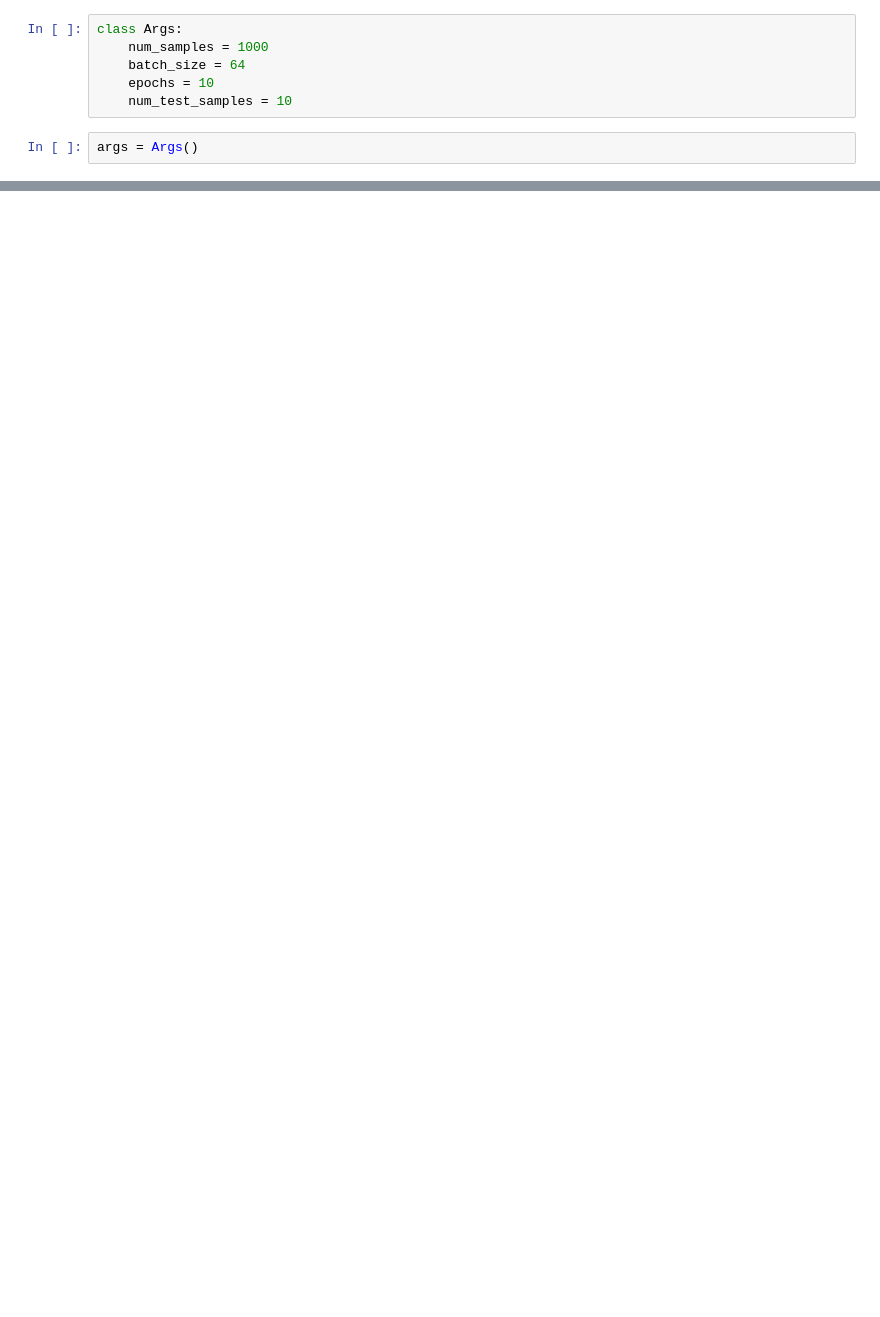
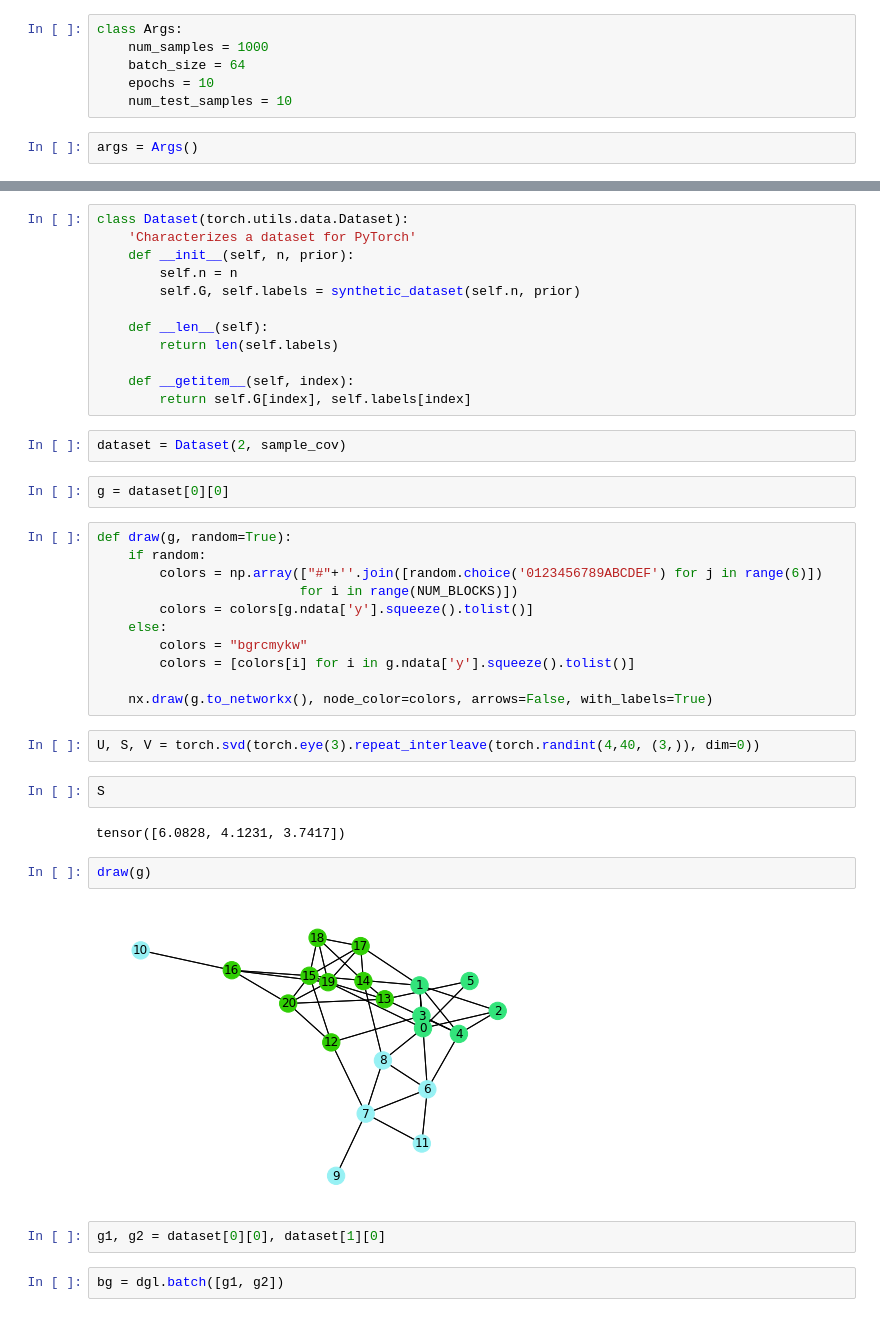
Before and after one commit to victorialena/uniformConvergence, a Jupyter notebook: sandbox.ipynb, the cells around one changed output, grey strips where cells are left out. Saved outputs shown, nothing was run; the diff lists cells and outputs as text; blank space fills up the shorter version.

```diff
--- a/sandbox.ipynb
+++ b/sandbox.ipynb
@@ -33,0 +77,41 @@ loss_fn = nn.MSELoss()
+# %%
+class Dataset(torch.utils.data.Dataset):
+    'Characterizes a dataset for PyTorch'
+    def __init__(self, n, prior):
+        self.n = n
+        self.G, self.labels = synthetic_dataset(self.n, prior)
+
+    def __len__(self):
+        return len(self.labels)
+
+    def __getitem__(self, index):
+        return self.G[index], self.labels[index]
+# %%
+dataset = Dataset(2, sample_cov)
+# %%
+g = dataset[0][0]
+# %%
+def draw(g, random=True):
+    if random:
+        colors = np.array(["#"+''.join([random.choice('0123456789ABCDEF') for j in range(6)])
+                          for i in range(NUM_BLOCKS)])
+        colors = colors[g.ndata['y'].squeeze().tolist()]
+    else:
+        colors = "bgrcmykw"
+        colors = [colors[i] for i in g.ndata['y'].squeeze().tolist()]
+
+    nx.draw(g.to_networkx(), node_color=colors, arrows=False, with_labels=True)
+# %%
+U, S, V = torch.svd(torch.eye(3).repeat_interleave(torch.randint(4,40, (3,)), dim=0))
+# %%
+S
+# %% [output]
+tensor([6.0828, 4.1231, 3.7417])
+# %%
+draw(g)
+# %% [output]
+[figure, added]
+# %%
+g1, g2 = dataset[0][0], dataset[1][0]
+# %%
+bg = dgl.batch([g1, g2])
```
Also changed, not shown: parts of 23 cells of this notebook, 2 other files.
